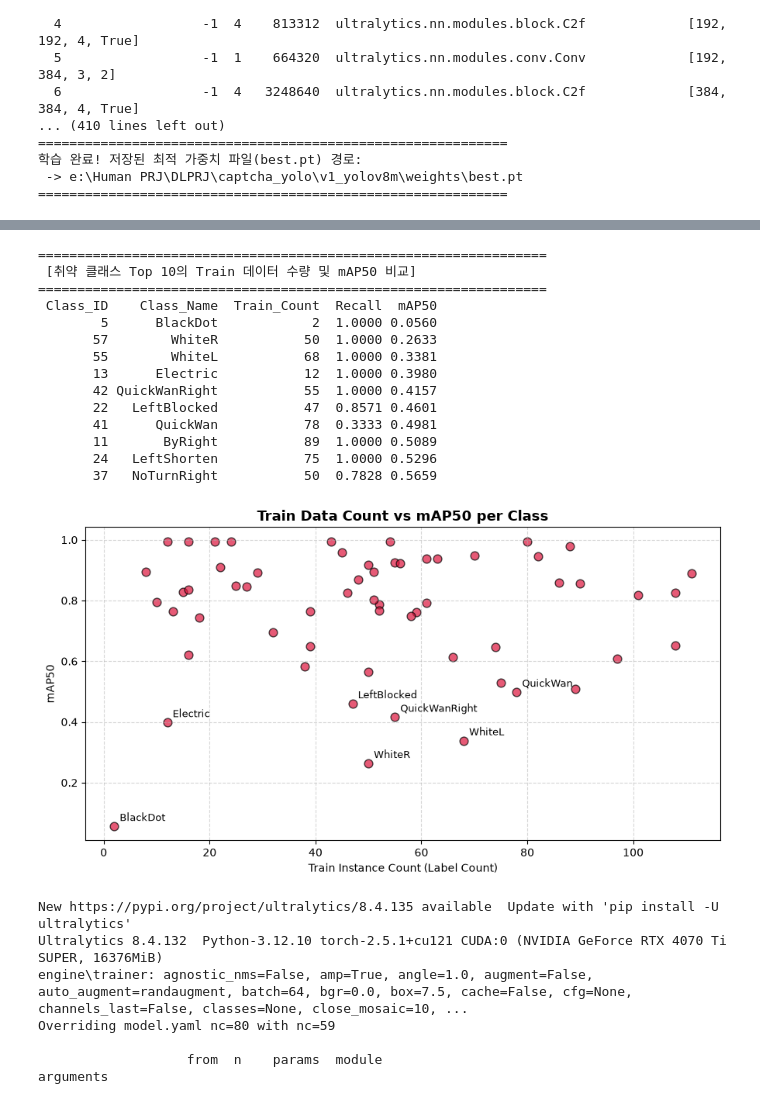
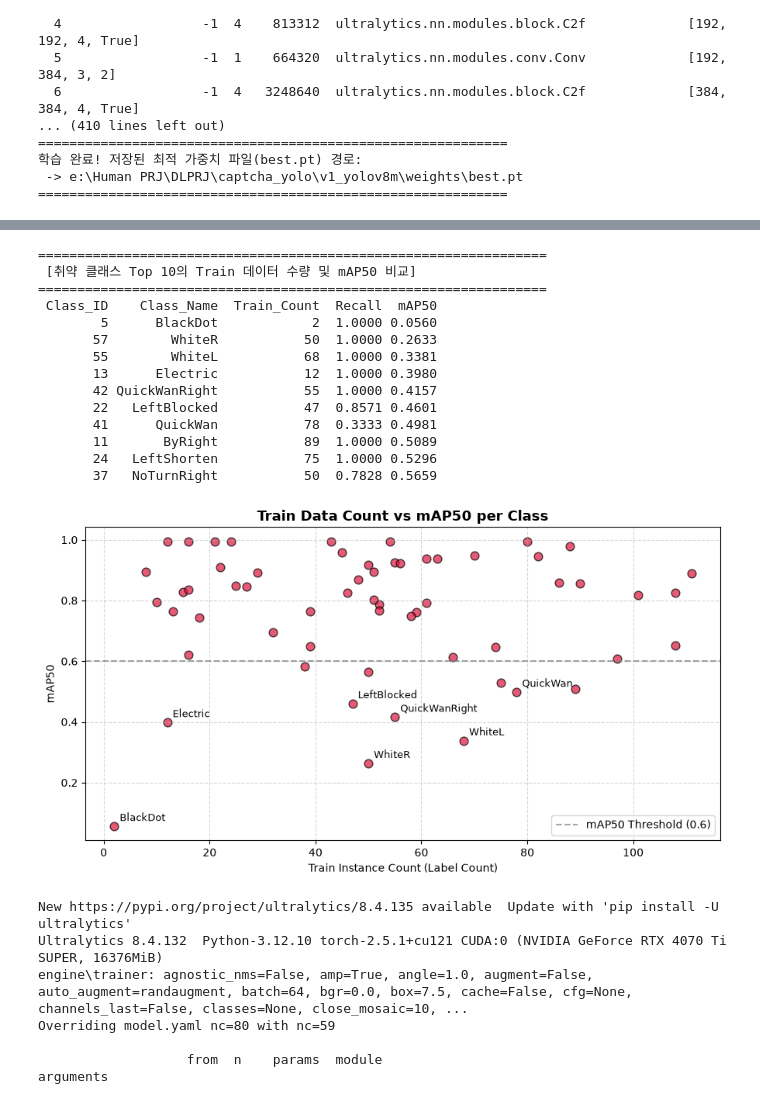
Before and after one commit to SungJin-Park530/DLPRJ, a Jupyter notebook: 박성진_딥러닝프로젝트.ipynb, the cells around one changed output, grey strips where cells are left out. Drawn from its saved outputs; the diff is of its cells as text; code cells hidden in the pictures.

```diff
--- a/박성진_딥러닝프로젝트.ipynb
+++ b/박성진_딥러닝프로젝트.ipynb
@@ -571,34 +571,36 @@ print("="*65)
 print(df_result.sort_values(by='mAP50', ascending=True).head(10)[['Class_ID', 'Class_Name', 'Train_Count', 'Recall', 'mAP50']].to_string(index=False))
 
 # 5. 상관관계 분석 (Train 수량 vs mAP50 산점도)
 plt.figure(figsize=(9, 5))
 plt.scatter(df_result['Train_Count'], df_result['mAP50'], color='crimson', alpha=0.7, edgecolors='k', s=60)
 for _, row in df_result.iterrows():
     if row['mAP50'] < 0.5: # 취약 클래스 이름 표시
         plt.annotate(row['Class_Name'], (row['Train_Count'], row['mAP50']), fontsize=9, xytext=(5, 5), textcoords='offset points')
 
 plt.title('Train Data Count vs mAP50 per Class', fontsize=13, fontweight='bold')
 plt.xlabel('Train Instance Count (Label Count)')
 plt.ylabel('mAP50')
+plt.axhline(0.6, color='gray', linestyle='--', alpha=0.7, label='mAP50 Threshold (0.6)')
 plt.grid(True, linestyle='--', alpha=0.5)
+plt.legend()
 plt.tight_layout()
 plt.show()
 # %% [output]
 =================================================================
  [취약 클래스 Top 10의 Train 데이터 수량 및 mAP50 비교]
 =================================================================
  Class_ID    Class_Name  Train_Count  Recall  mAP50
         5      BlackDot            2  1.0000 0.0560
        57        WhiteR           50  1.0000 0.2633
        55        WhiteL           68  1.0000 0.3381
        13      Electric           12  1.0000 0.3980
        42 QuickWanRight           55  1.0000 0.4157
        22   LeftBlocked           47  0.8571 0.4601
        41      QuickWan           78  0.3333 0.4981
        11       ByRight           89  1.0000 0.5089
        24   LeftShorten           75  1.0000 0.5296
        37   NoTurnRight           50  0.7828 0.5659
-[figure, old version]
+[figure, new version]
 # %%
 # 데이터를 통해 소수 클래스에 대해 오버샘플링이 필요하다고 결론을 내림
 # 소수 클래스들에게만 데이터 증강을 적용해서 새로 학습을 진행
```
Also changed, not shown: parts of 2 cells of this notebook, 2 other files.
